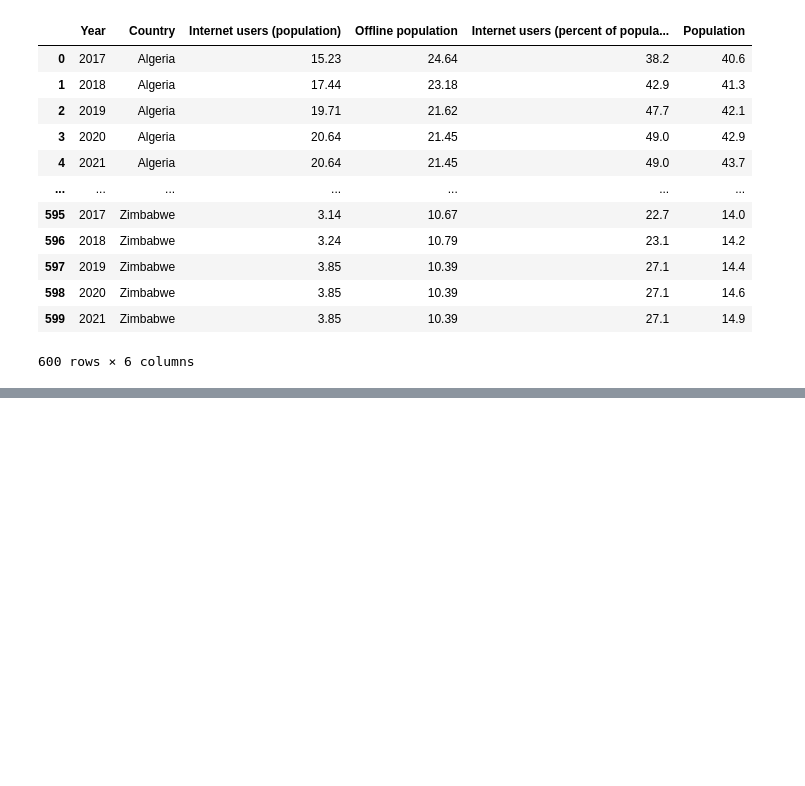
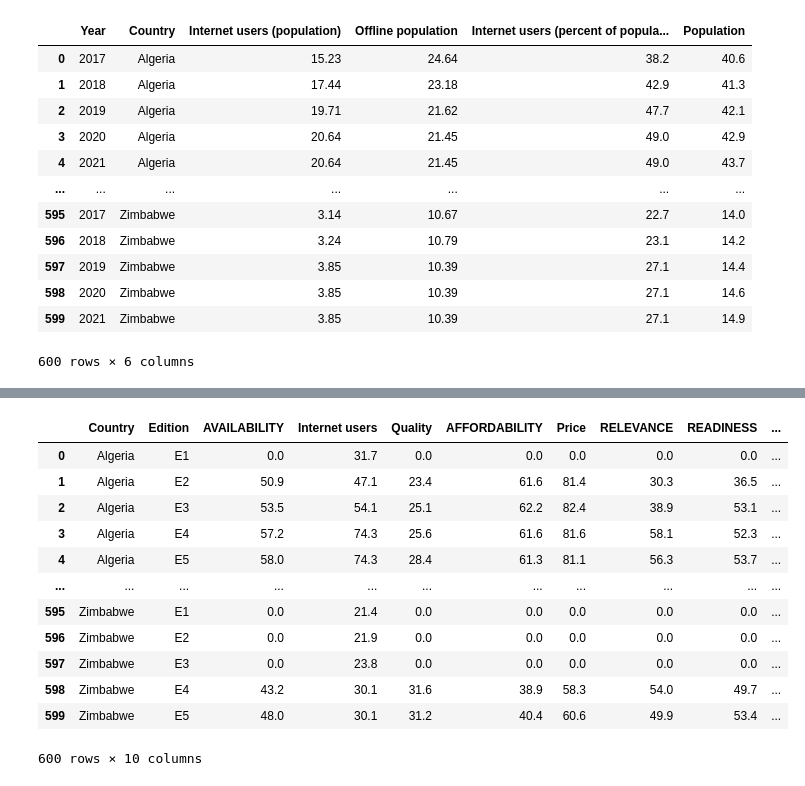
Before and after one commit to Eloyjaws/IDS_F21_Final_Project, a Jupyter notebook: EDA/eajiboye_inclusive_internet_index.ipynb, the cells around one changed output, grey strips where cells are left out. Drawn from its saved outputs; the diff is of its cells as text; code cells hidden in the pictures; blank space fills up the shorter version.

```diff
--- a/EDA/eajiboye_inclusive_internet_index.ipynb
+++ b/EDA/eajiboye_inclusive_internet_index.ipynb
@@ -467,3 +499,6 @@ IFrame(src='https://flo.uri.sh/story/1056561/embed', width=700, height=600)
 # <iframe src='https://flo.uri.sh/visualisation/8015383/embed' title='Interactive or visual content' class='flourish-embed-iframe' frameborder='0' scrolling='no' style='width:100%;height:600px;' sandbox='allow-same-origin allow-forms allow-scripts allow-downloads allow-popups allow-popups-to-escape-sandbox allow-top-navigation-by-user-activation'></iframe><div style='width:100%!;margin-top:4px!important;text-align:right!important;'><a class='flourish-credit' href='https://public.flourish.studio/visualisation/8015383/?utm_source=embed&utm_campaign=visualisation/8015383' target='_top' style='text-decoration:none!important'><img alt='Made with Flourish' src='https://public.flourish.studio/resources/made_with_flourish.svg' style='width:105px!important;height:16px!important;border:none!important;margin:0!important;'> </a></div>
 # %% [output]
 [interactive output not drawn]
+# %%
+scores_raw = pd.read_csv("../data/III_Fifth_Edition_Scores.csv")
+scores_raw.info()
@@ -469,0 +523,20 @@ IFrame(src='https://flo.uri.sh/story/1056561/embed', width=700, height=600)
+# %%
+scores = scores_raw.iloc[:, [0, 1, 3, 5, 10, 30, 31, 40, 54]]
+scores['Year'] = get_year(scores['Edition'])
+scores.columns = [x.split(') ')[-1] for x in scores.columns]
+scores = scores.fillna(0)
+scores
+# %% [output]
+|  | Country | Edition | AVAILABILITY | Internet users | Quality | AFFORDABILITY | Price | RELEVANCE | READINESS | ... |
+| 0 | Algeria | E1 | 0.0 | 31.7 | 0.0 | 0.0 | 0.0 | 0.0 | 0.0 | ... |
+| 1 | Algeria | E2 | 50.9 | 47.1 | 23.4 | 61.6 | 81.4 | 30.3 | 36.5 | ... |
+| 2 | Algeria | E3 | 53.5 | 54.1 | 25.1 | 62.2 | 82.4 | 38.9 | 53.1 | ... |
+| 3 | Algeria | E4 | 57.2 | 74.3 | 25.6 | 61.6 | 81.6 | 58.1 | 52.3 | ... |
+| 4 | Algeria | E5 | 58.0 | 74.3 | 28.4 | 61.3 | 81.1 | 56.3 | 53.7 | ... |
+| ... | ... | ... | ... | ... | ... | ... | ... | ... | ... | ... |
+| 595 | Zimbabwe | E1 | 0.0 | 21.4 | 0.0 | 0.0 | 0.0 | 0.0 | 0.0 | ... |
+| 596 | Zimbabwe | E2 | 0.0 | 21.9 | 0.0 | 0.0 | 0.0 | 0.0 | 0.0 | ... |
+| 597 | Zimbabwe | E3 | 0.0 | 23.8 | 0.0 | 0.0 | 0.0 | 0.0 | 0.0 | ... |
+| 598 | Zimbabwe | E4 | 43.2 | 30.1 | 31.6 | 38.9 | 58.3 | 54.0 | 49.7 | ... |
+| 599 | Zimbabwe | E5 | 48.0 | 30.1 | 31.2 | 40.4 | 60.6 | 49.9 | 53.4 | ... |
+600 rows × 10 columns
```
Also changed, not shown: parts of 11 cells of this notebook, 12 other files.
